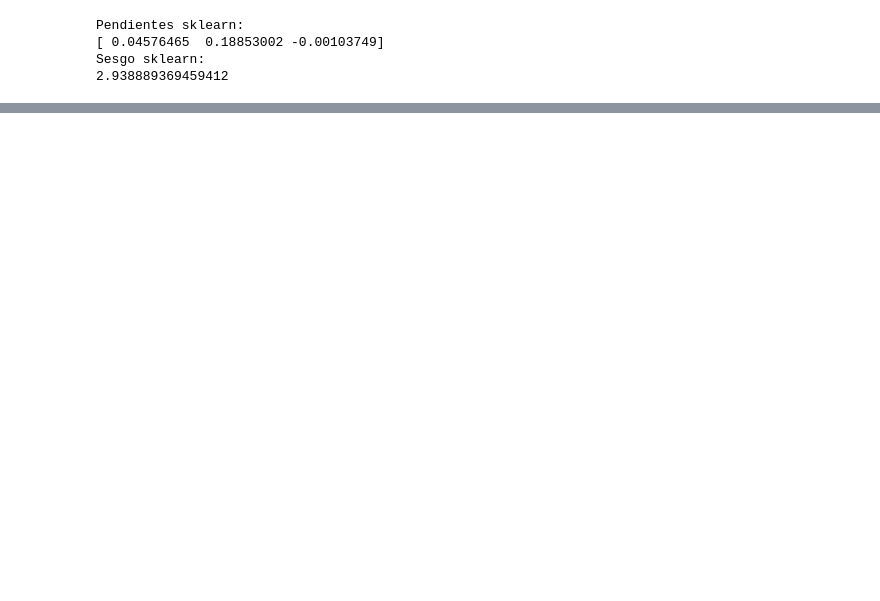
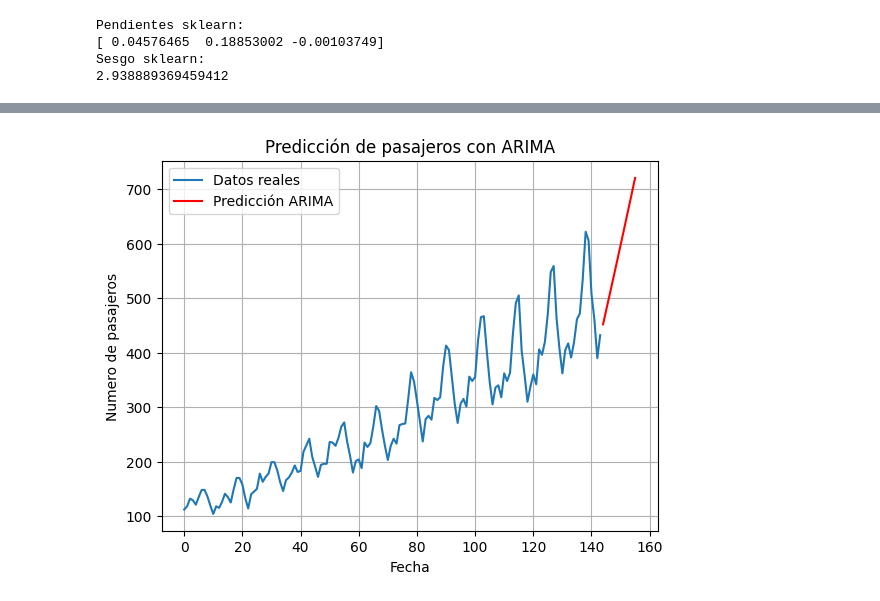
Before and after one commit to Samuel-Cantarero/python-statistics-probability, a Jupyter notebook: Ejercicio_2-estadistica_Aplicado-soluciones.ipynb, the cells around one changed output, grey strips where cells are left out. Drawn from its saved outputs; the diff is of its cells as text; code cells hidden in the pictures; blank space fills up the shorter version.

```diff
--- a/Ejercicio_2-estadistica_Aplicado-soluciones.ipynb
+++ b/Ejercicio_2-estadistica_Aplicado-soluciones.ipynb
@@ -289,0 +491,19 @@ Sesgo caso 3(b): -1.8013313871932335
+# %%
+# Ajustarel modelo ARIMA
+modelo= ARIMA(df['Passengers'],order=(1,3,1)) #He tenido que ajustar el orden del modelo ARIMA para que se ajuste más a los datos
+resultado =modelo.fit()
+
+#Predecirlos próximos 12 meses
+pred =resultado.forecast(steps=12)
+
+# Mostrarla serie real ylas predicciones
+plt.plot(df['Passengers'], label='Datos reales')
+plt.plot(pred.index, pred,label='Predicción ARIMA',color='red')
+plt.title('Predicción de pasajeros con ARIMA')
+plt.xlabel('Fecha')
+plt.ylabel('Numero de pasajeros')
+plt.legend()
+plt.grid(True)
+plt.show()
+# %% [output]
+[figure, added]
```
Also changed, not shown: parts of 25 cells of this notebook, 6 other files.
